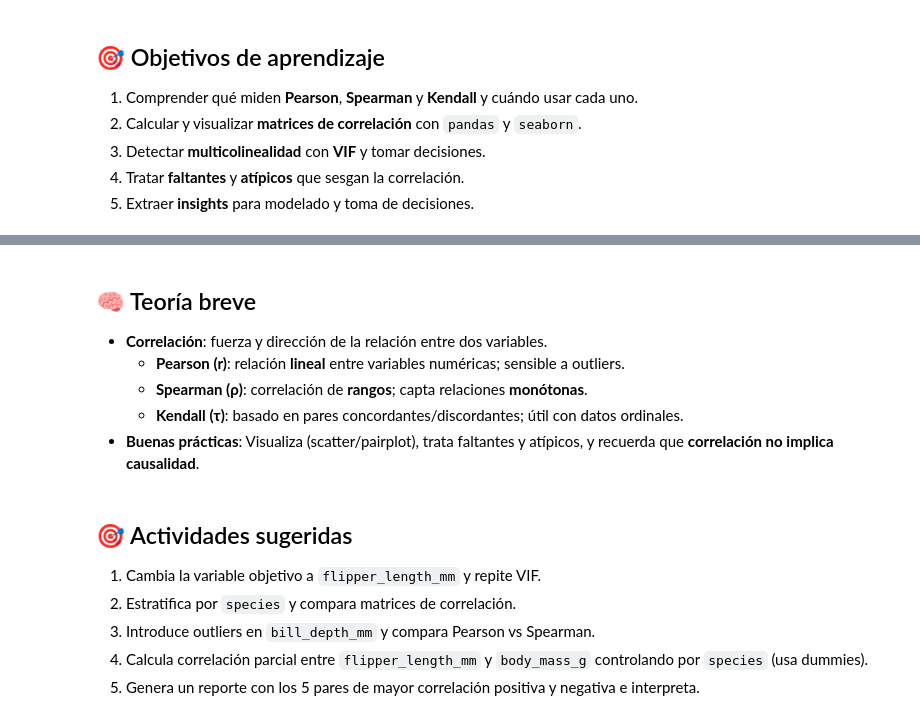
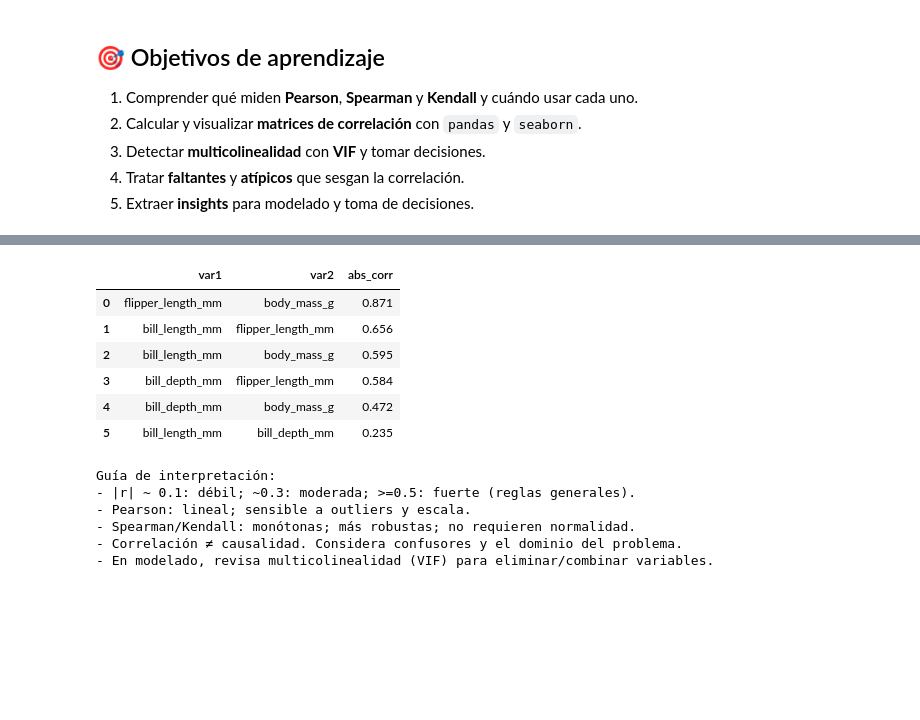
Before and after one commit to jesusrevilla/mineria-de-datos, a Jupyter notebook: primer-parcial/05_Correlacion.ipynb, the cells around one changed output, grey strips where cells are left out. Cells and saved outputs as stored; diff of their text form; code cells hidden in the pictures; blank space fills up the shorter version.

```diff
--- a/primer-parcial/05_Correlacion.ipynb
+++ b/primer-parcial/05_Correlacion.ipynb
@@ -167,35 +203,34 @@ print(f"Correlación parcial (controles: flipper_length_mm, bill_depth_mm): r={r
 # %%
 # Reporte: top pares por |correlación| en Pearson
 corr_pearson = df.select_dtypes(include=[np.number]).corr(method="pearson")
 corr_abs = corr_pearson.abs()
 upper = corr_abs.where(np.triu(np.ones(corr_abs.shape), k=1).astype(bool))
 top_pairs = (
     upper.stack()
     .sort_values(ascending=False)
     .reset_index()
     .rename(columns={"level_0": "var1", "level_1": "var2", 0: "abs_corr"})
 )
 display(top_pairs.head(10))
 
-print("
+print('''
 Guía de interpretación:
 - |r| ~ 0.1: débil; ~0.3: moderada; >=0.5: fuerte (reglas generales).
 - Pearson: lineal; sensible a outliers y escala.
 - Spearman/Kendall: monótonas; más robustas; no requieren normalidad.
 - Correlación ≠ causalidad. Considera confusores y el dominio del problema.
-- En modelado, revisa multicolinealidad (VIF) para eliminar/combinar variables.
-")
+- En modelado, revisa multicolinealidad (VIF) para eliminar/combinar variables.''')
+# %% [output]
+|  | var1 | var2 | abs_corr |
+| 0 | flipper_length_mm | body_mass_g | 0.871 |
+| 1 | bill_length_mm | flipper_length_mm | 0.656 |
+| 2 | bill_length_mm | body_mass_g | 0.595 |
+| 3 | bill_depth_mm | flipper_length_mm | 0.584 |
+| 4 | bill_depth_mm | body_mass_g | 0.472 |
+| 5 | bill_length_mm | bill_depth_mm | 0.235 |
+Guía de interpretación:
+- |r| ~ 0.1: débil; ~0.3: moderada; >=0.5: fuerte (reglas generales).
+- Pearson: lineal; sensible a outliers y escala.
+- Spearman/Kendall: monótonas; más robustas; no requieren normalidad.
+- Correlación ≠ causalidad. Considera confusores y el dominio del problema.
+- En modelado, revisa multicolinealidad (VIF) para eliminar/combinar variables.
-# %% [markdown]
-## 🧠 Teoría breve
-- **Correlación**: fuerza y dirección de la relación entre dos variables.
-  - **Pearson (r)**: relación **lineal** entre variables numéricas; sensible a outliers.
-  - **Spearman (ρ)**: correlación de **rangos**; capta relaciones **monótonas**.
-  - **Kendall (τ)**: basado en pares concordantes/discordantes; útil con datos ordinales.
-- **Buenas prácticas**: Visualiza (scatter/pairplot), trata faltantes y atípicos, y recuerda que **correlación no implica causalidad**.
-# %% [markdown]
-## 🎯 Actividades sugeridas
-1. Cambia la variable objetivo a `flipper_length_mm` y repite VIF.
-2. Estratifica por `species` y compara matrices de correlación.
-3. Introduce outliers en `bill_depth_mm` y compara Pearson vs Spearman.
-4. Calcula correlación parcial entre `flipper_length_mm` y `body_mass_g` controlando por `species` (usa dummies).
-5. Genera un reporte con los 5 pares de mayor correlación positiva y negativa e interpreta.
```
Also changed, not shown: parts of 13 cells of this notebook.
